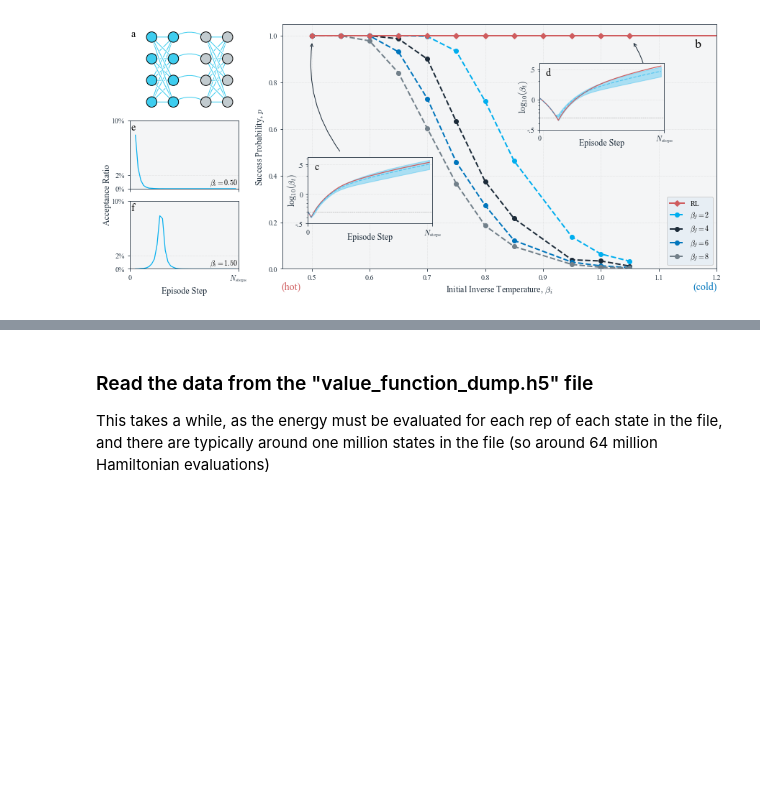
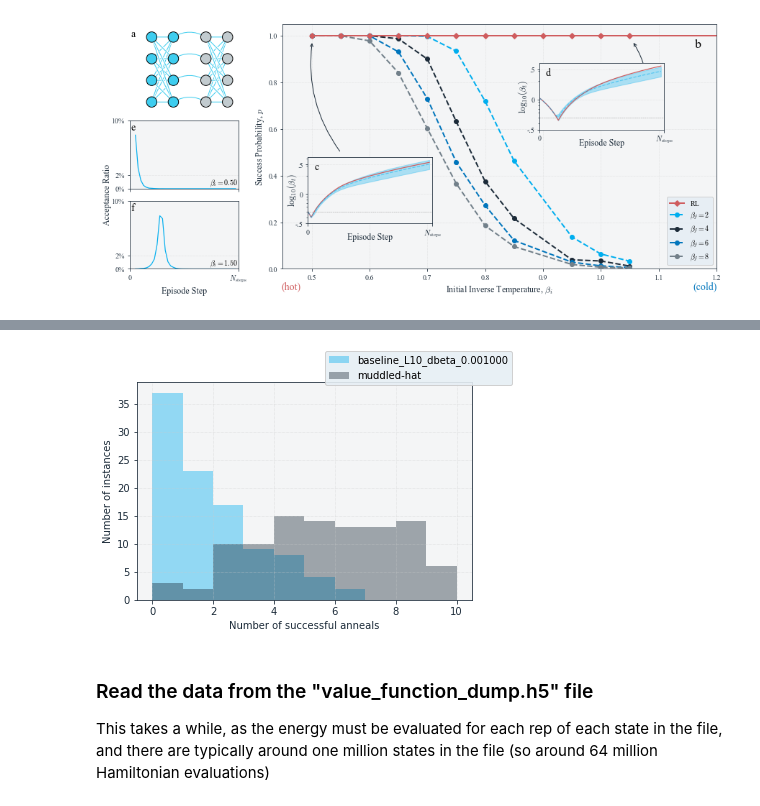
Before and after one commit to millskyle/COOL-1, a Jupyter notebook: plots/Plots.ipynb, the cells around one changed output, grey strips where cells are left out. Drawn from its saved outputs; the diff is of its cells as text; code cells hidden in the pictures; blank space fills up the shorter version.

Commit message:
SG_results.pdf

```diff
--- a/plots/Plots.ipynb
+++ b/plots/Plots.ipynb
@@ -692,3 +696,34 @@ plot_per_hamiltonian_success(["baseline_L10_dbeta_0.001000", "baseline_L10_dbeta
+# %%
+def plot_per_hamiltonian_success(success_datafiles, prepend_path=None, postpend_file="HamiltonianSuccessperHam.dat", ax=None):
+    data_dicts = []
+    for f in success_datafiles:
+        ff = os.path.join(prepend_path, f, postpend_file)
+        with open(ff, 'r') as F:
+            dic = {}
+            for line in F.readlines():
+                ham, numsuc = line.split(',')
+                dic[ham.replace("","")] = int(numsuc)
+        data_dicts.append(dic)
+
+    for dic in range(1, len(data_dicts)):
+        assert set(data_dicts[dic].keys()) == set(data_dicts[0].keys()), f"Error. {success_datafiles[dic]} doesn't contain the same Hamiltonians as  {success_datafiles[0]}!"
+
+
+    if ax is None:
+        fig, ax = plt.subplots(1,1)
+
+    for h in range(len(data_dicts)):
+        hams = sorted(data_dicts[h].keys())
+
+        ax.hist([data_dicts[h][ham] for ham in hams], alpha=0.4, bins=range(11), label=success_datafiles[h])
+    ax.set_xlabel("Number of successful anneals")
+    ax.set_ylabel("Number of instances")
+    fig.legend()
+
+plot_per_hamiltonian_success(["baseline_L10_dbeta_0.001000", "muddled-hat"],
+                             prepend_path="/home/kmills/COOL/experiments/01_2DTRJ/runs/results/")
+# %% [output]
+[figure, added]
 # %% [markdown]
 ### Read the data from the "value_function_dump.h5" file
 This takes a while, as the energy must be evaluated for each rep of each state in the file, and there are typically around one million states in the file (so around 64 million Hamiltonian evaluations)
```
Also changed, not shown: parts of 2 cells of this notebook.
